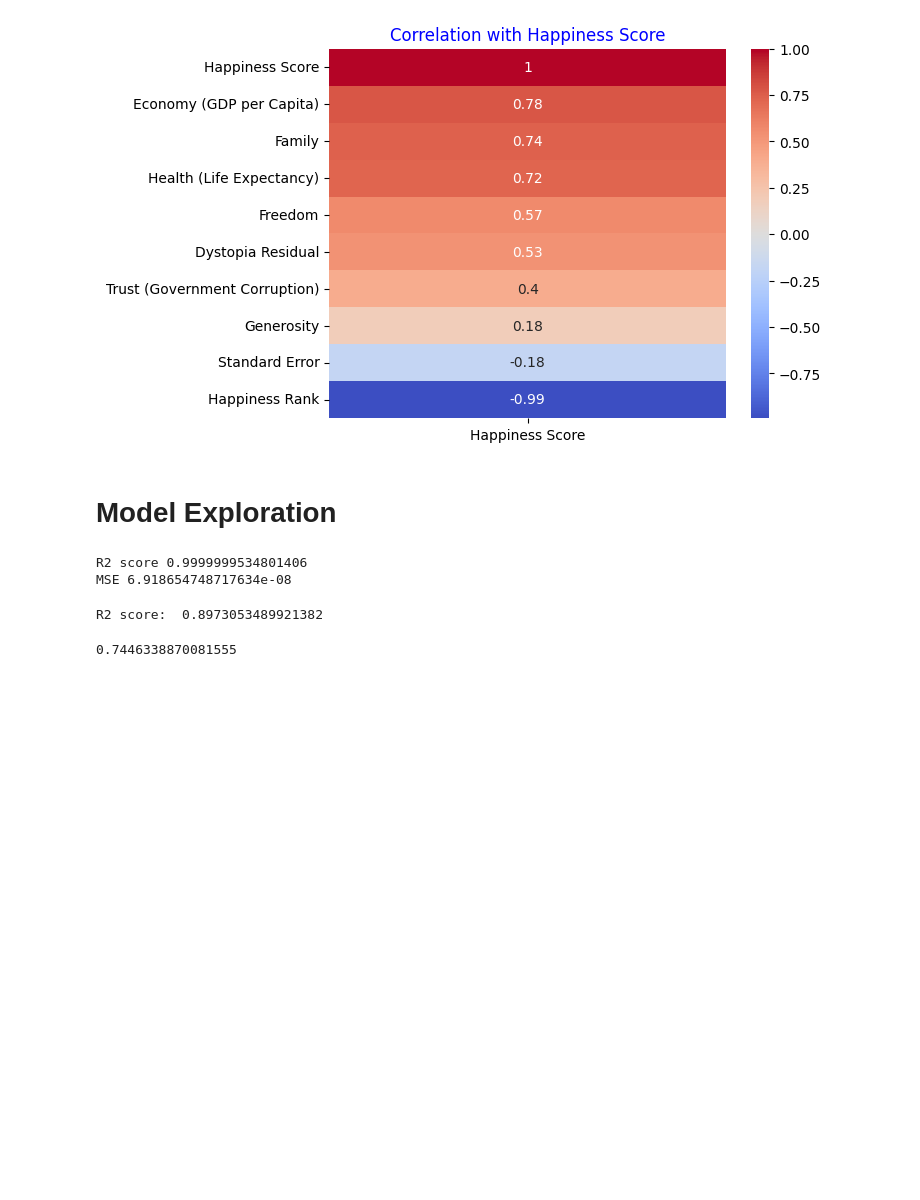
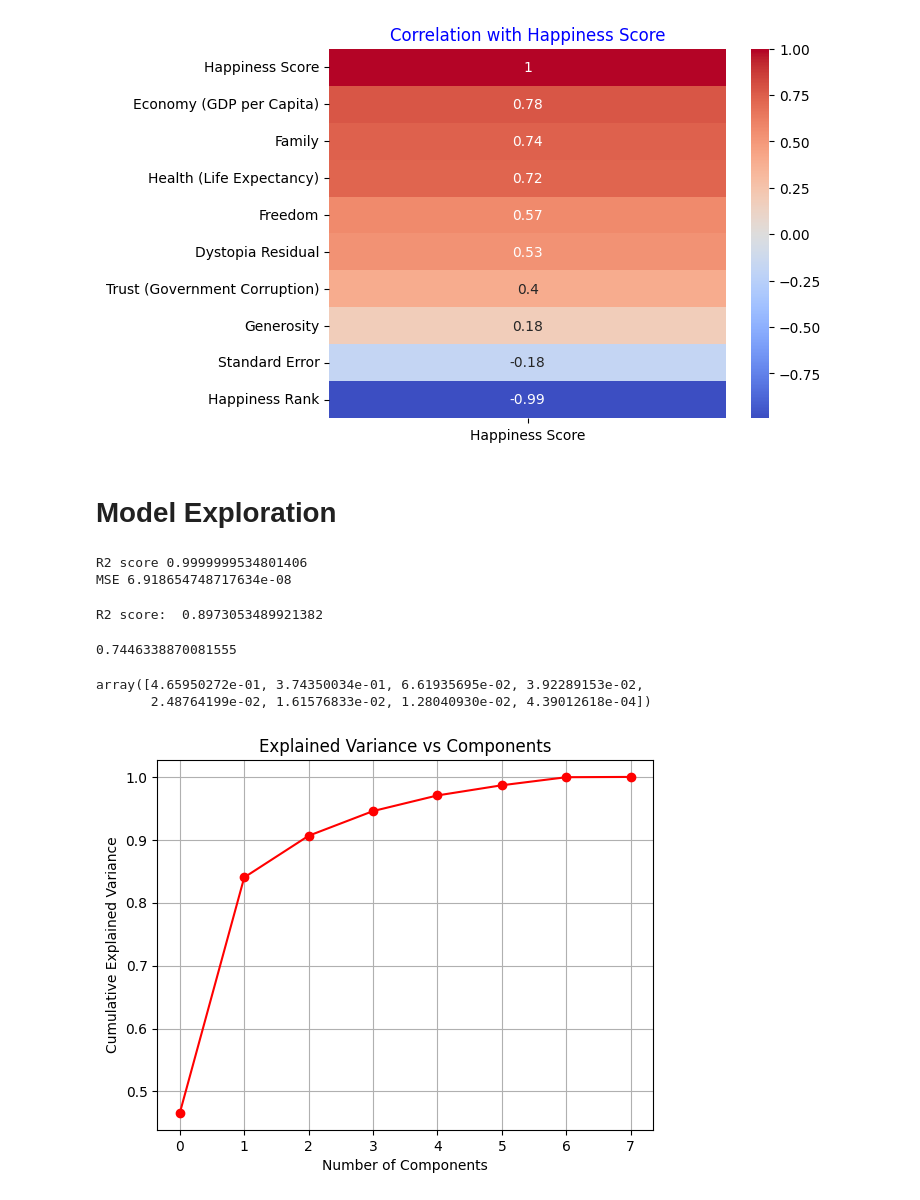
Before and after one commit to chaudhary-dotcom/happiness-score-country, a Jupyter notebook: world-happiness-report-2015-report.ipynb, the cells around one changed output. Cells and saved outputs as stored; diff of their text form; code cells hidden in the pictures; blank space fills up the shorter version.

```diff
--- a/world-happiness-report-2015-report.ipynb
+++ b/world-happiness-report-2015-report.ipynb
@@ -304,3 +304,20 @@ y_pred_lasso=lasso.predict(x_test)
 print(r2_score(y_test,y_pred_lasso))
 # %% [output]
 0.7446338870081555
+# %%
+from sklearn.decomposition import PCA
+pca = PCA()
+pca.fit(X_train)
+pca.explained_variance_ratio_
+# %% [output]
+array([4.65950272e-01, 3.74350034e-01, 6.61935695e-02, 3.92289153e-02,
+       2.48764199e-02, 1.61576833e-02, 1.28040930e-02, 4.39012618e-04])
+# %%
+plt.plot(np.cumsum(pca.explained_variance_ratio_), marker='o',color='r')
+plt.xlabel('Number of Components')
+plt.ylabel('Cumulative Explained Variance')
+plt.title('Explained Variance vs Components')
+plt.grid(True)
+plt.show()
+# %% [output]
+[figure, added]
```
Also changed, not shown: parts of 1 cell of this notebook.
